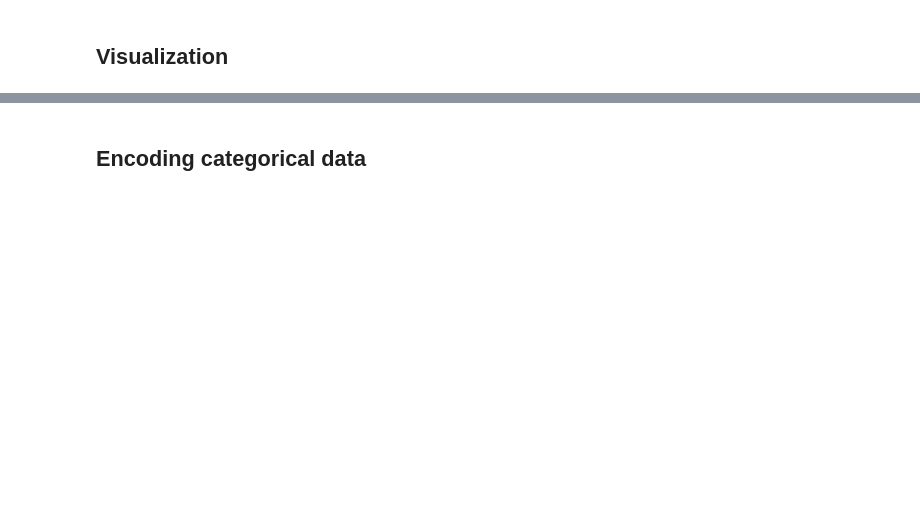
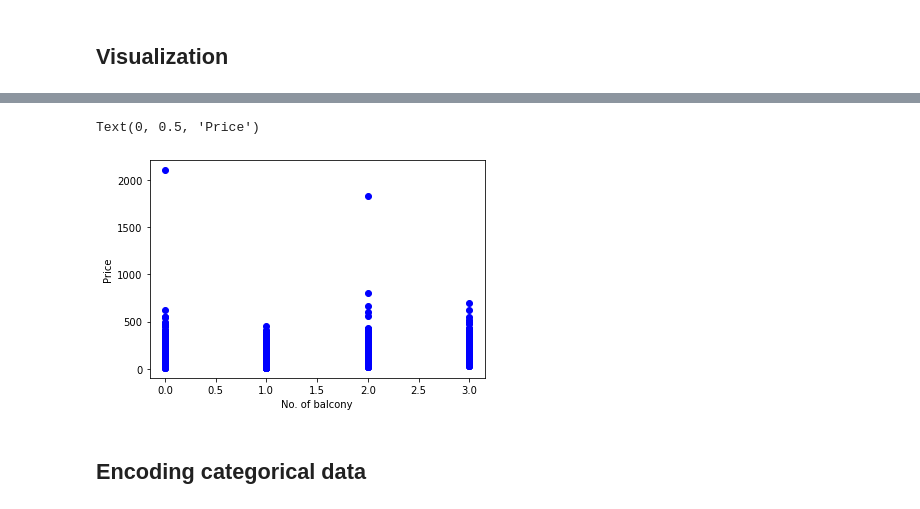
Before and after one commit to imageadhikari/Housing-Price-Predictor, a Jupyter notebook: predictor.ipynb, the cells around one changed output, grey strips where cells are left out. Drawn from its saved outputs; the diff is of its cells as text; code cells hidden in the pictures; blank space fills up the shorter version.

```diff
--- a/predictor.ipynb
+++ b/predictor.ipynb
@@ -730,7 +474,10 @@ plt.ylabel("Price")
 # %%
-plt.scatter(df8.balcony, df8.price, color='blue')
+plt.scatter(df9.balcony, df9.price, color='blue')
 plt.xlabel("No. of balcony")
 plt.ylabel("Price")
+# %% [output]
+Text(0, 0.5, 'Price')
+[figure, added]
 # %% [markdown]
 ## Encoding categorical data
 # %%
```
Also changed, not shown: parts of 64 cells of this notebook, 3 other files.
